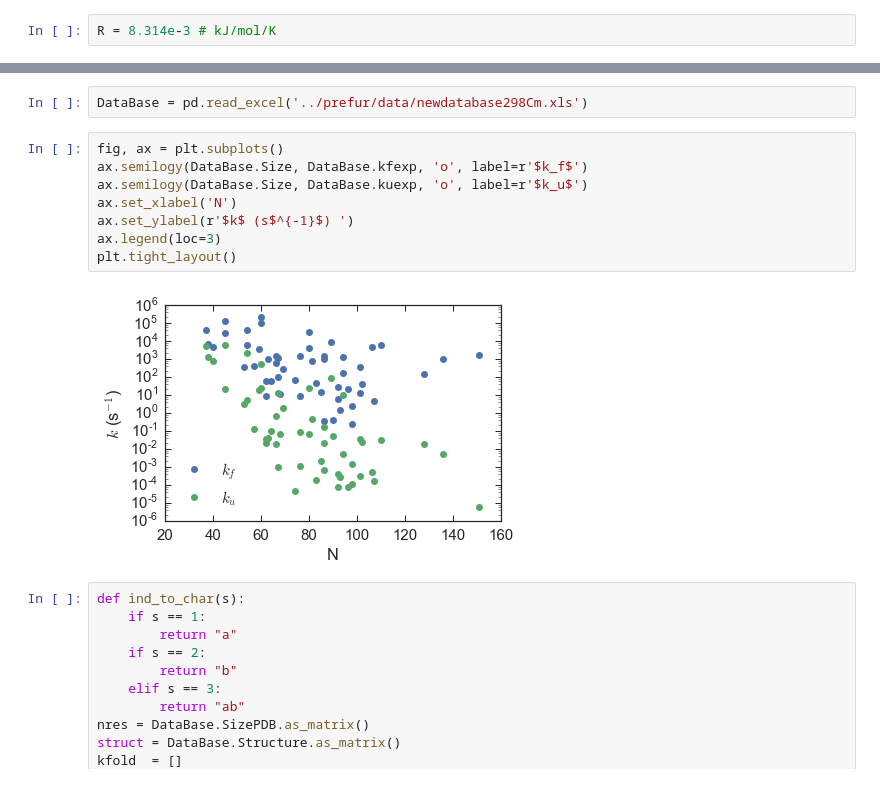
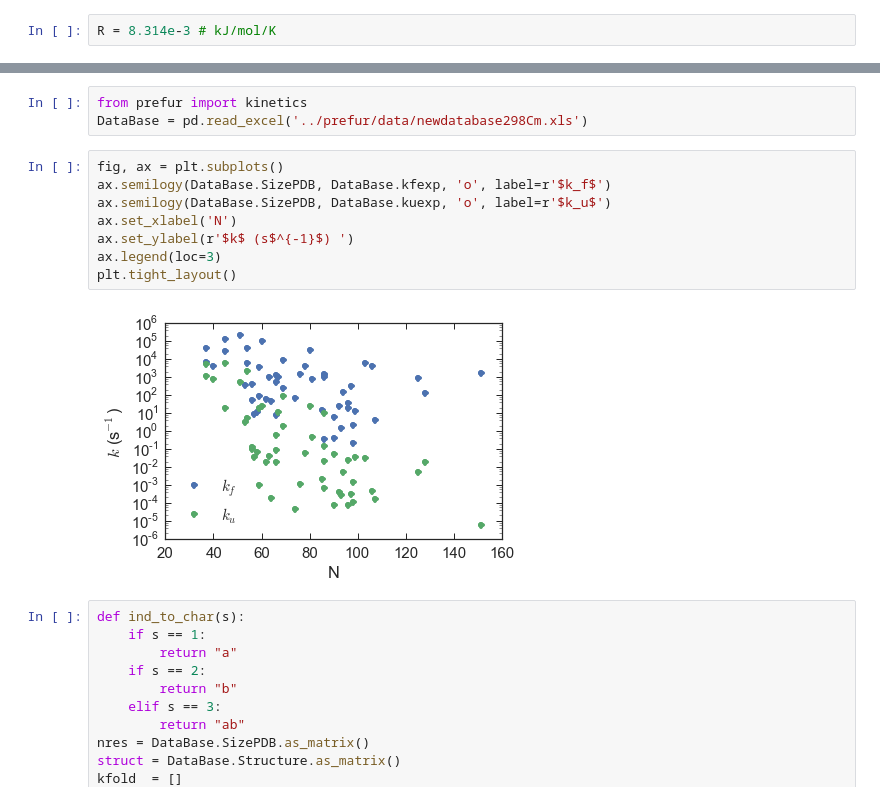
Before and after one commit to daviddesancho/PREFUR, a Jupyter notebook: examples/free_energy_predict.ipynb, the cells around one changed output, grey strips where cells are left out. Drawn from its saved outputs; the diff is of its cells as text.

```diff
--- a/examples/free_energy_predict.ipynb
+++ b/examples/free_energy_predict.ipynb
@@ -79,15 +15,16 @@ plt.semilogy(range(30, 150, 5), fold_rates[:,1], 'gs')
 # %%
+from prefur import kinetics
 DataBase = pd.read_excel('../prefur/data/newdatabase298Cm.xls')
 # %%
 fig, ax = plt.subplots()
-ax.semilogy(DataBase.Size, DataBase.kfexp, 'o', label=r'$k_f$')
-ax.semilogy(DataBase.Size, DataBase.kuexp, 'o', label=r'$k_u$')
+ax.semilogy(DataBase.SizePDB, DataBase.kfexp, 'o', label=r'$k_f$')
+ax.semilogy(DataBase.SizePDB, DataBase.kuexp, 'o', label=r'$k_u$')
 ax.set_xlabel('N')
 ax.set_ylabel(r'$k$ (s$^{-1}$) ')
 ax.legend(loc=3)
 plt.tight_layout()
 # %% [output]
-[figure, old version]
+[figure, new version]
 # %%
 def ind_to_char(s):
     if s == 1:
```
Also changed, not shown: parts of 7 cells of this notebook.
